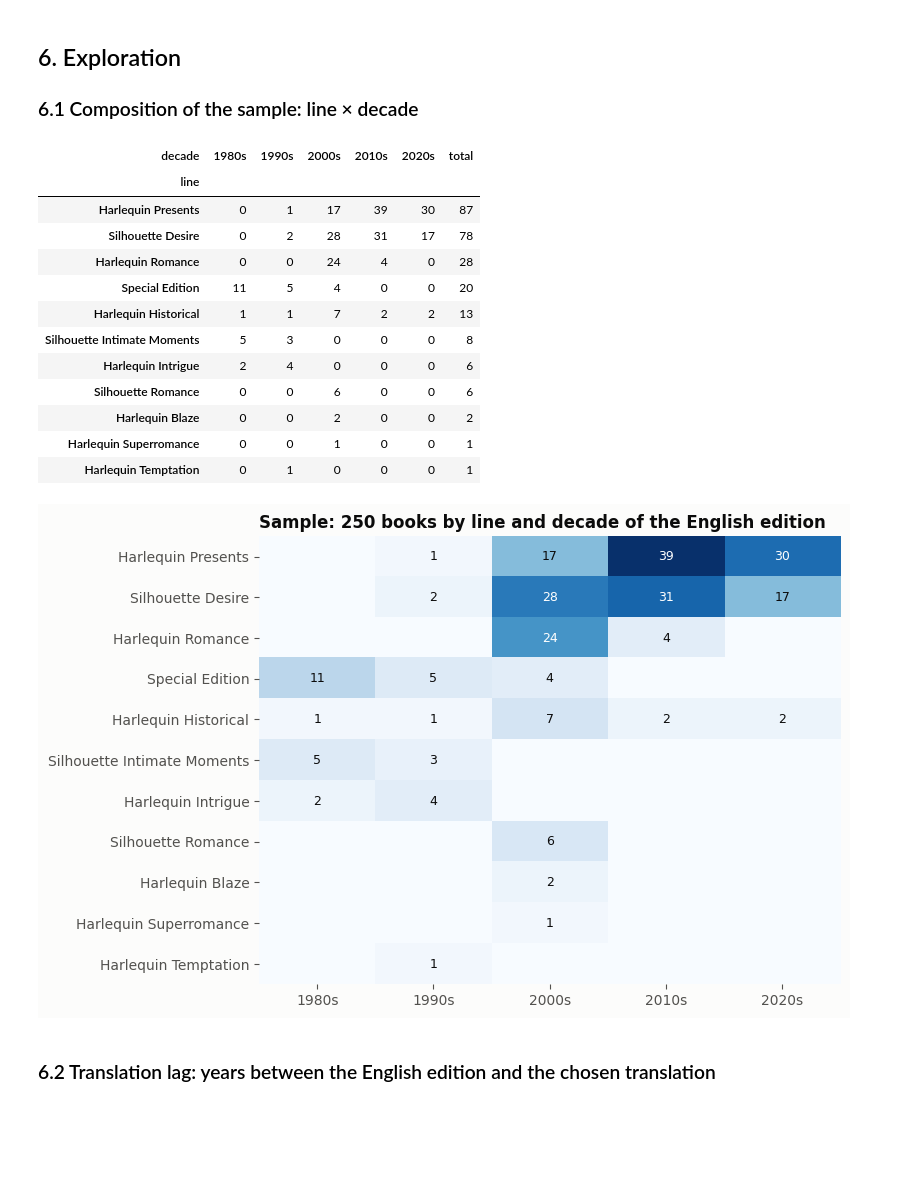
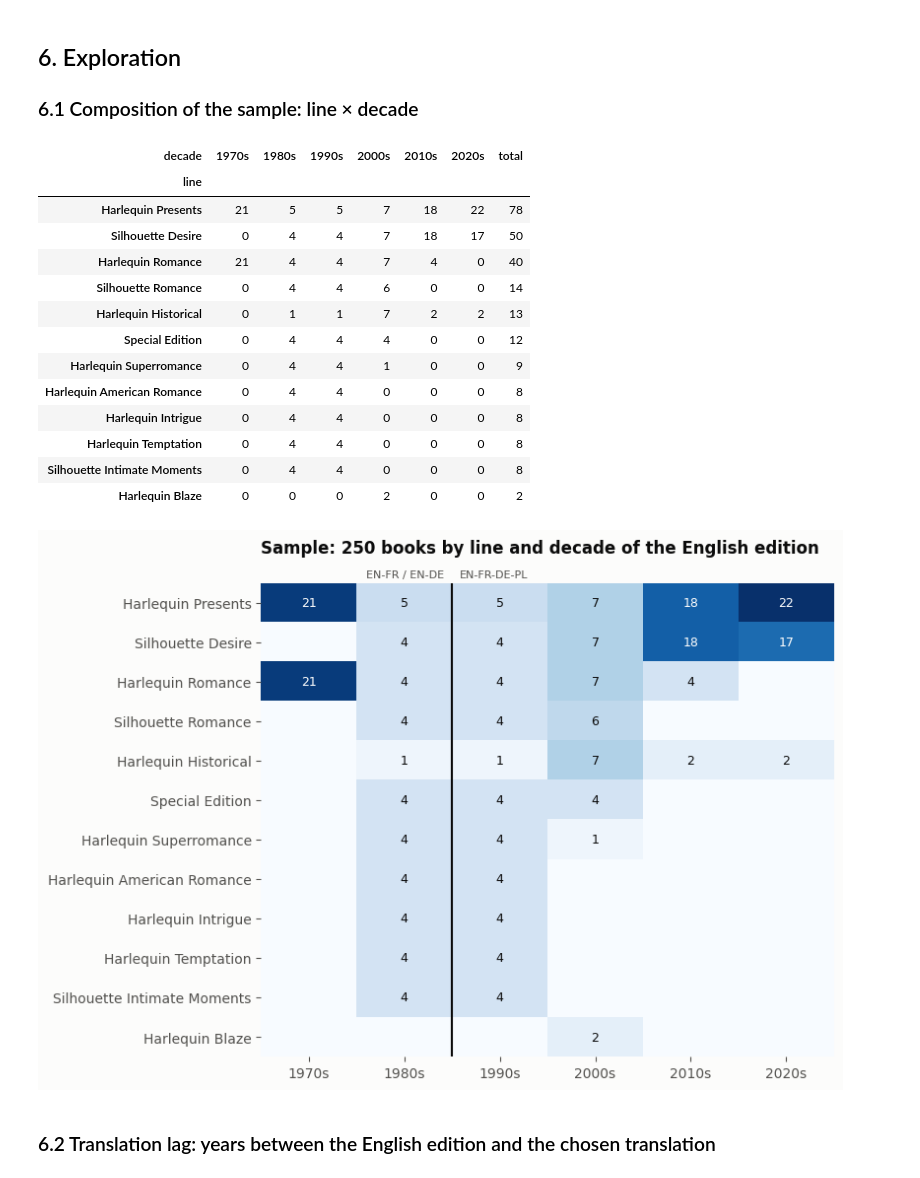
Before and after one commit to SvenjaGuhr/Harlequin_Translations, a Jupyter notebook: digitisation_tracker.ipynb, the cells around one changed output. Cells and saved outputs as stored; diff of their text form; code cells hidden in the pictures; blank space fills up the shorter version.

```diff
--- a/digitisation_tracker.ipynb
+++ b/digitisation_tracker.ipynb
@@ -184,7 +191,7 @@ wb = Workbook()
 # ---------- Volumes ----------
 ws = wb.active
 ws.title = "Volumes"
-cols = ["volume_id", "book_id", "language", "english_title", "title", "authors", "line", "decade",
+cols = ["volume_id", "book_id", "language", "english_title", "title", "authors", "line", "decade", "period",
         "year", "isbn", "series_or_collection", "edition_type", "translators_catalogue"] + WORK_COLS + ["status"]
 ws.append(cols)
 n = len(vol)
@@ -213,7 +220,7 @@ for r, (_, v) in enumerate(vol.iterrows(), start=2):
         f'IF({o}<>"","2 ordered","1 to do"))))'))
 
 widths = {"volume_id": 13, "book_id": 10, "language": 9, "english_title": 34, "title": 34, "authors": 22,
-          "line": 22, "decade": 8, "year": 7, "isbn": 16, "series_or_collection": 24, "edition_type": 11,
+          "line": 22, "decade": 8, "period": 8, "year": 7, "isbn": 16, "series_or_collection": 24, "edition_type": 11,
           "translators_catalogue": 22, "vendor": 14, "price": 8, "ordered": 11, "received": 11,
           "scanned": 11, "ocr_checked": 12, "translator_imprint": 22, "condition": 12, "notes": 30, "status": 14}
 for c, w in widths.items():
@@ -233,7 +240,7 @@ dv.add(f"{L('condition')}2:{L('condition')}{n + 1}")
 
 # ---------- Books ----------
 wb_books = wb.create_sheet("Books")
-bcols = ["book_id", "title", "authors", "line", "decade", "EN", "F", "G", "P", "volumes_done", "complete"]
+bcols = ["book_id", "title", "authors", "line", "decade", "EN", "F", "G", "P", "volumes_done", "volumes", "complete"]
 wb_books.append(bcols)
 vr = f"Volumes!${L('volume_id')}$2:${L('volume_id')}${n + 1}"
 sr = f"Volumes!${L('status')}$2:${L('status')}${n + 1}"
@@ -242,24 +249,32 @@ ocr_r = f"Volumes!${L('ocr_checked')}$2:${L('ocr_checked')}${n + 1}"
 vid = {(v.book_id, v.language): v.volume_id for v in vol.itertuples()}
 for r, (_, b) in enumerate(sample.iterrows(), start=2):
     wb_books.append([b["book_id"], b["title"], b["authors"], b["line"], b["decade"]])
+    nv = 0
     for j, lang in enumerate(LANGS):
-        wb_books.cell(row=r, column=6 + j,
-                      value=f'=INDEX({sr},MATCH("{vid[(b["book_id"], lang)]}",{vr},0))')
+        if (b["book_id"], lang) in vid:
+            nv += 1
+            wb_books.cell(row=r, column=6 + j,
+                          value=f'=INDEX({sr},MATCH("{vid[(b["book_id"], lang)]}",{vr},0))')
+        else:
+            wb_books.cell(row=r, column=6 + j, value="-")
     wb_books.cell(row=r, column=10, value=f'=COUNTIFS({br},A{r},{ocr_r},"<>")')
-    wb_books.cell(row=r, column=11, value=f'=IF(J{r}=4,"yes","")')
-for col, w in zip("ABCDEFGHIJK", [10, 40, 24, 24, 8, 14, 14, 14, 14, 13, 10]):
+    wb_books.cell(row=r, column=11, value=nv)
+    wb_books.cell(row=r, column=12, value=f'=IF(J{r}=K{r},"yes","")')
+for col, w in zip("ABCDEFGHIJKL", [10, 40, 24, 24, 8, 14, 14, 14, 14, 13, 9, 10]):
     wb_books.column_dimensions[col].width = w
 wb_books.freeze_panes = "C2"
-tb = Table(displayName="Books", ref=f"A1:K{len(sample) + 1}")
+tb = Table(displayName="Books", ref=f"A1:L{len(sample) + 1}")
 tb.tableStyleInfo = TableStyleInfo(name="TableStyleLight1", showRowStripes=False)
 wb_books.add_table(tb)
-wb_books.conditional_formatting.add(f"A2:K{len(sample) + 1}", FormulaRule(formula=['$K2="yes"'], fill=DONE_FILL))
+wb_books.conditional_formatting.add(f"A2:L{len(sample) + 1}", FormulaRule(formula=['$L2="yes"'], fill=DONE_FILL))
 
 # ---------- Overview ----------
 ov = wb.create_sheet("Overview", 0)
 ov["A1"] = "Digitisation progress"
 ov["A1"].font = Font(bold=True, size=14)
-ov["A2"] = f"Sample: {len(sample)} books, {n} volumes. Counts update automatically from the Volumes sheet."
+ov["A2"] = (f"Sample: {len(sample)} books, {n} volumes ({int((sample['period'] == 'early').sum())} books before 1991 "
+            f"as EN-FR / EN-DE units, {int((sample['period'] == 'late').sum())} from 1991 as EN-FR-DE-PL). "
+            "Counts update automatically from the Volumes sheet.")
 ov.append([])
 ov.append(["Language", "Volumes"] + [STEP_LABEL[s] for s in STEPS] + ["% OCR checked"])
 lr = f"Volumes!${L('language')}$2:${L('language')}${n + 1}"
@@ -277,8 +292,8 @@ for col in "BCDEF":
     ov[f"{col}{r}"] = f"=SUM({col}5:{col}8)"
 ov[f"G{r}"] = "=IF(B9=0,0,F9/B9)"
 ov[f"G{r}"].number_format = "0%"
-ov["A11"] = "Books complete (all four volumes OCR checked)"
-ov["F11"] = f'=COUNTIF(Books!$K$2:$K${len(sample) + 1},"yes")'
+ov["A11"] = "Books complete (all their volumes OCR checked)"
+ov["F11"] = f'=COUNTIF(Books!$L$2:$L${len(sample) + 1},"yes")'
 ov["A12"] = "Money spent (sum of price)"
 ov["F12"] = f"=SUM(Volumes!${L('price')}$2:${L('price')}${n + 1})"
 for c in range(1, 8):
@@ -314,7 +329,7 @@ for line in [
     "Yellow columns are yours: enter a date (or 'x') in ordered / received / scanned / ocr_checked when the step is done.",
     "status updates itself; completed volumes turn green.",
     "translator_imprint: the translator as printed on the imprint page (the catalogues miss many, especially French).",
-    "Books: status of all four volumes per book; 'complete' = all four OCR checked.",
+    "Books: status of each book's volumes; '-' = no edition in that language (no Polish Harlequin before 1991); 'complete' = all its volumes OCR checked.",
     "Overview: counts per language and step, books complete, money spent.",
     "Reserve: strict books not in the sample, to replace a book that cannot be found (keep line and decade).",
     "",
@@ -364,37 +379,43 @@ Polish    250 volumes,  249 with ISBN
 # %%
 tab = pd.crosstab(sample["line"], sample["decade"])
 tab = tab.loc[tab.sum(axis=1).sort_values(ascending=False).index]
 display(tab.assign(total=tab.sum(axis=1)))
 
 fig, ax = plt.subplots(figsize=(7.5, 0.42 * len(tab) + 1.2))
 im = ax.imshow(tab.values, cmap="Blues", aspect="auto", vmin=0)
 ax.set_xticks(range(tab.shape[1]), tab.columns)
 ax.set_yticks(range(tab.shape[0]), tab.index)
 ax.grid(False)
 for (i, j), v in np.ndenumerate(tab.values):
     if v:
         ax.text(j, i, v, ha="center", va="center", fontsize=9,
                 color="white" if v > tab.values.max() * 0.55 else INK)
-ax.set_title(f"Sample: {len(sample)} books by line and decade of the English edition")
+ax.set_title(f"Sample: {len(sample)} books by line and decade of the English edition", pad=22)
+if (sample["period"] == "early").any() and "1990s" in tab.columns:
+    k = list(tab.columns).index("1990s") - 0.5
+    ax.axvline(k, color=INK, linewidth=1.5)
+    ax.text(k - 0.08, -0.6, "EN-FR / EN-DE", ha="right", va="bottom", fontsize=8, color=INK2)
+    ax.text(k + 0.08, -0.6, "EN-FR-DE-PL", ha="left", va="bottom", fontsize=8, color=INK2)
 for s in ax.spines.values():
     s.set_visible(False)
 save(fig, "01_line_decade")
 plt.show()
 # %% [output]
-| decade | 1980s | 1990s | 2000s | 2010s | 2020s | total |
-| line |  |  |  |  |  |  |
-| Harlequin Presents | 0 | 1 | 17 | 39 | 30 | 87 |
-| Silhouette Desire | 0 | 2 | 28 | 31 | 17 | 78 |
-| Harlequin Romance | 0 | 0 | 24 | 4 | 0 | 28 |
-| Special Edition | 11 | 5 | 4 | 0 | 0 | 20 |
-| Harlequin Historical | 1 | 1 | 7 | 2 | 2 | 13 |
-| Silhouette Intimate Moments | 5 | 3 | 0 | 0 | 0 | 8 |
-| Harlequin Intrigue | 2 | 4 | 0 | 0 | 0 | 6 |
-| Silhouette Romance | 0 | 0 | 6 | 0 | 0 | 6 |
-| Harlequin Blaze | 0 | 0 | 2 | 0 | 0 | 2 |
-| Harlequin Superromance | 0 | 0 | 1 | 0 | 0 | 1 |
-| Harlequin Temptation | 0 | 1 | 0 | 0 | 0 | 1 |
+| decade | 1970s | 1980s | 1990s | 2000s | 2010s | 2020s | total |
+| line |  |  |  |  |  |  |  |
+| Harlequin Presents | 21 | 5 | 5 | 7 | 18 | 22 | 78 |
+| Silhouette Desire | 0 | 4 | 4 | 7 | 18 | 17 | 50 |
+| Harlequin Romance | 21 | 4 | 4 | 7 | 4 | 0 | 40 |
+| Silhouette Romance | 0 | 4 | 4 | 6 | 0 | 0 | 14 |
+| Harlequin Historical | 0 | 1 | 1 | 7 | 2 | 2 | 13 |
+| Special Edition | 0 | 4 | 4 | 4 | 0 | 0 | 12 |
+| Harlequin Superromance | 0 | 4 | 4 | 1 | 0 | 0 | 9 |
+| Harlequin American Romance | 0 | 4 | 4 | 0 | 0 | 0 | 8 |
+| Harlequin Intrigue | 0 | 4 | 4 | 0 | 0 | 0 | 8 |
+| Harlequin Temptation | 0 | 4 | 4 | 0 | 0 | 0 | 8 |
+| Silhouette Intimate Moments | 0 | 4 | 4 | 0 | 0 | 0 | 8 |
+| Harlequin Blaze | 0 | 0 | 0 | 2 | 0 | 0 | 2 |
-[figure, old version]
+[figure, new version]
 # %% [markdown]
 ### 6.2 Translation lag: years between the English edition and the chosen translation
 # %%
```
Also changed, not shown: parts of 12 cells of this notebook, 1 other file.
